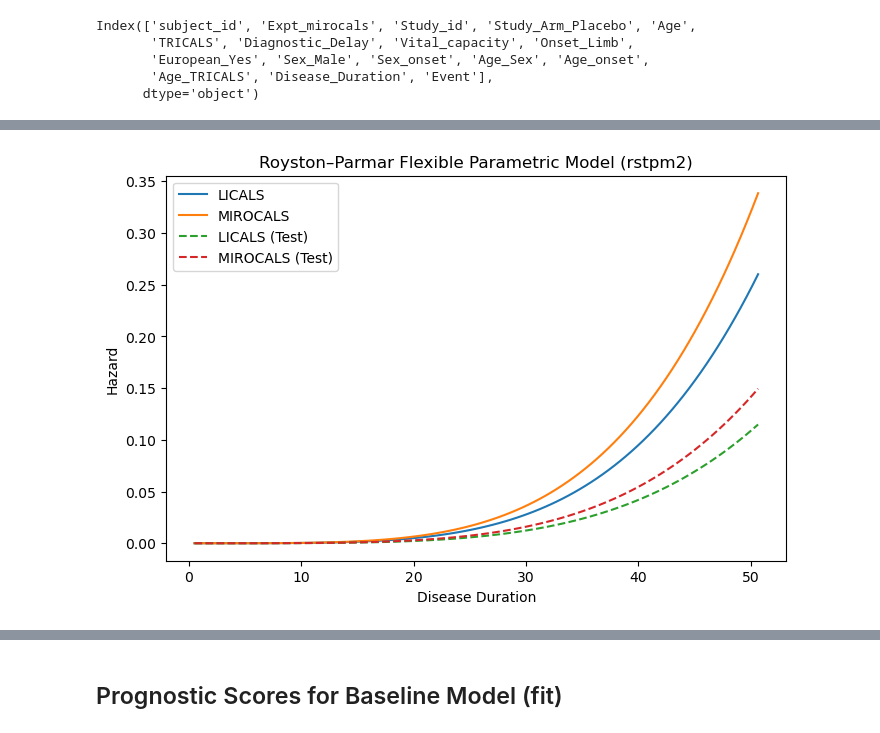
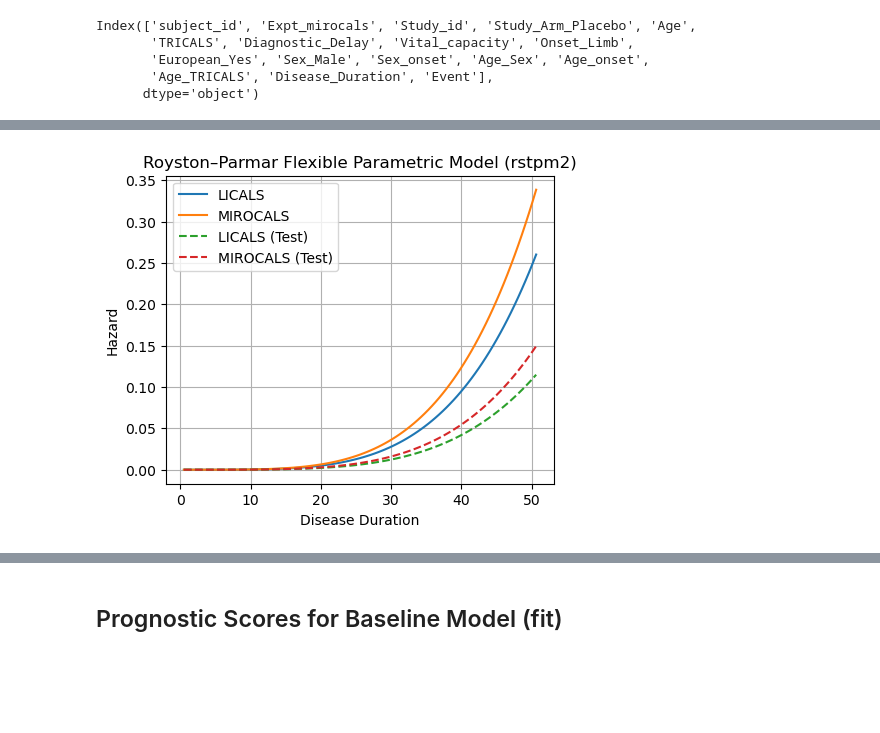
Before and after one commit to Uzoemeka/All_ALS_Data, a Jupyter notebook: 07_flexible_parametric_model_script.ipynb, the cells around one changed output, grey strips where cells are left out. Drawn from its saved outputs; the diff is of its cells as text; code cells hidden in the pictures; blank space fills up the shorter version.

```diff
--- a/07_flexible_parametric_model_script.ipynb
+++ b/07_flexible_parametric_model_script.ipynb
@@ -787,7 +789,7 @@ def prediction_survival_for_average_patient_fp_model_train_test(df, fp_model, ne
 
     # Plot
     times = np.linspace(0, df[time_col].max(), 100)
-    plt.figure(figsize=(7,5))
+    plt.figure(figsize=(5,4))
     plt.plot(times, py_S_train, label="Train set (average patient)", color='blue')
     plt.plot(times, py_S_test, label="Test set (average patient)", color='red', linestyle='--')
 
@@ -817,7 +819,7 @@ def prediction_hazard_for_average_patient_fp_model_train_test(df, fp_model, newd
         py_S_test = np.array(S_test)
 
     # Plot
-    plt.figure(figsize=(7,5))
+    plt.figure(figsize=(5,4))
     plt.plot(times, py_S_train, label="Train set (average patient)", color='blue')
     plt.plot(times, py_S_test, label="Test set (average patient)", color='red', linestyle='--')
 
@@ -890,7 +892,7 @@ def prediction_survival_for_average_patient_cat_cov_fp_model_train_test(df,
         py_S0_test = np.array(S0_test)
         py_S1_test = np.array(S1_test)
 
-    plt.figure(figsize=(8,5))
+    plt.figure(figsize=(5,4))
     plt.plot(times, py_S0_train, label=f"{cat_col_0}")
     plt.plot(times, py_S1_train, label=f"{cat_col_1}")
     plt.plot(times, py_S0_test, label=f"{cat_col_0} (Test)", linestyle='--')
@@ -899,6 +901,7 @@ def prediction_survival_for_average_patient_cat_cov_fp_model_train_test(df,
     plt.ylabel("Survival probability")
     plt.title("Royston–Parmar Flexible Parametric Model (rstpm2)")
     plt.legend()
+    plt.grid(True)
     plt.show()
 
 prediction_survival_for_average_patient_cat_cov_fp_model_train_test(df,
@@ -935,32 +938,33 @@ def prediction_hazard_for_average_patient_cat_cov_fp_model_train_test(df,
 
     with localconverter(default_converter + pandas2ri.converter):
         py_S0_train = np.array(S0_train)
         py_S1_train = np.array(S1_train)
         py_S0_test = np.array(S0_test)
         py_S1_test = np.array(S1_test)
 
     #_______________________________________________________
     import matplotlib.pyplot as plt
 
-    plt.figure(figsize=(8,5))
+    plt.figure(figsize=(5,4))
     plt.plot(times, py_S0_train, label=f"{cat_col_0}")
     plt.plot(times, py_S1_train, label=f"{cat_col_1}")
     plt.plot(times, py_S0_test, label=f"{cat_col_0} (Test)", linestyle='--')
     plt.plot(times, py_S1_test, label=f"{cat_col_1} (Test)", linestyle='--')
     plt.xlabel("Disease Duration")
     plt.ylabel("Hazard")
     plt.title("Royston–Parmar Flexible Parametric Model (rstpm2)")
     plt.legend()
+    plt.grid(True)
     plt.show()
 
 prediction_hazard_for_average_patient_cat_cov_fp_model_train_test(df,
                                                                     fp_model,
                                                                     newdata_0_train=newdata_0_train,
                                                                     newdata_1_train=newdata_1_train,
                                                                     newdata_0_test=newdata_0_test,
                                                                     newdata_1_test=newdata_1_test,
                                                                     time_col='Disease_Duration',
                                                                     cat_col_0='LICALS',
                                                                     cat_col_1='MIROCALS')
 # %% [output]
-[figure, old version]
+[figure, new version]
```
Also changed, not shown: parts of 29 cells of this notebook, 5 other files.
